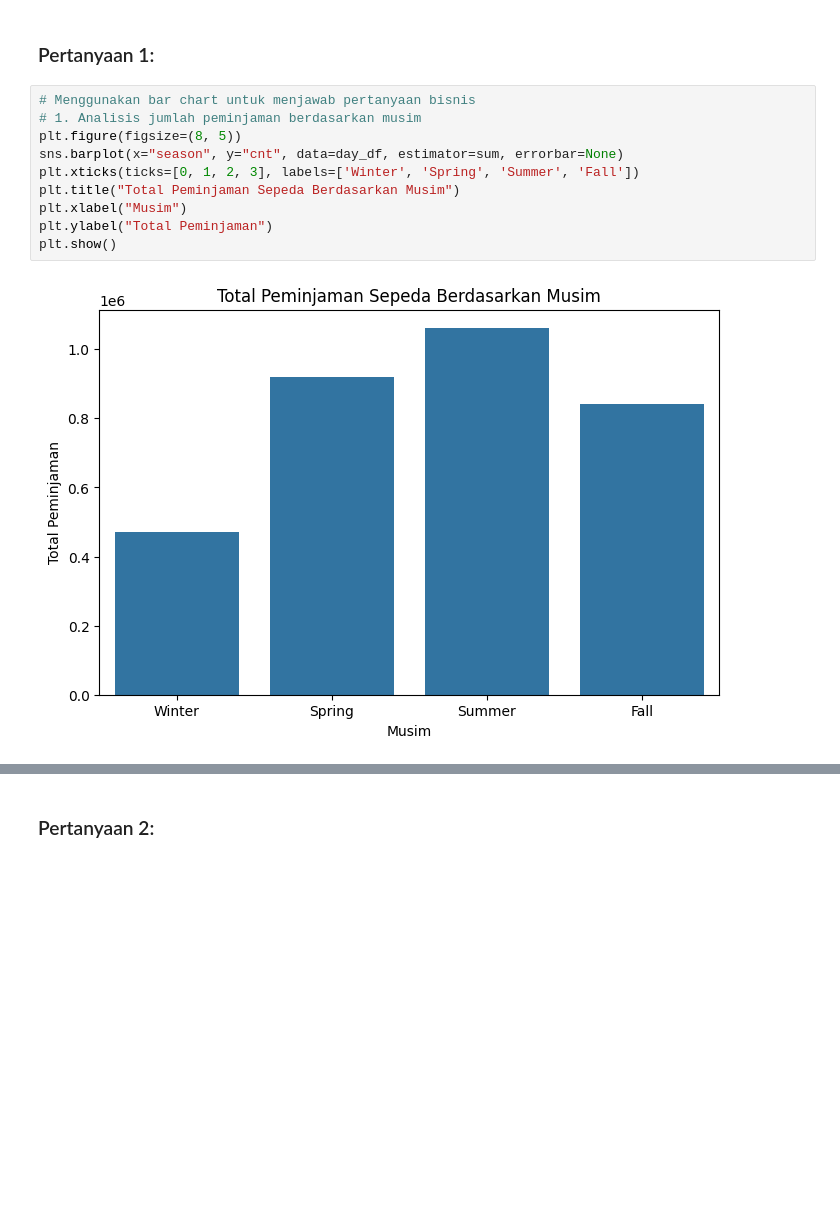
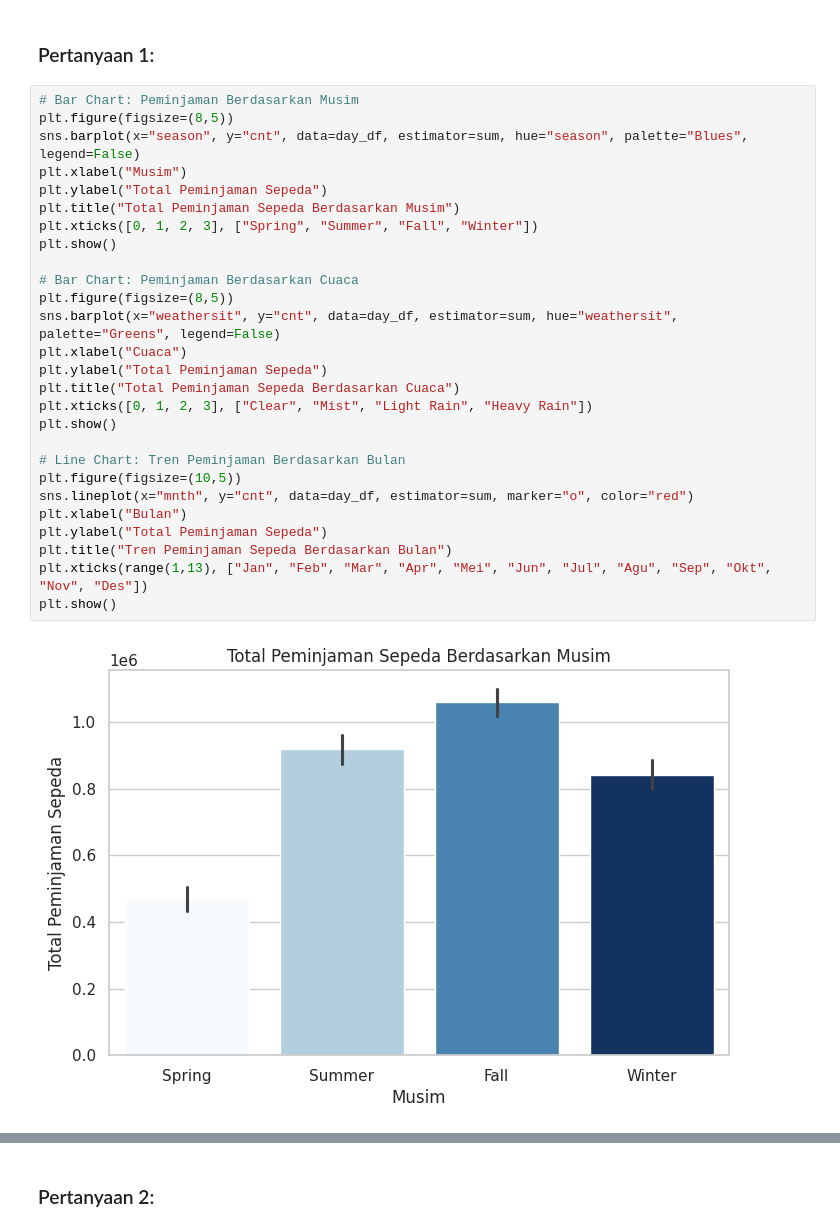
Before and after one commit to Sholahuddinoob/Bike-Sharing-Dataset, a Jupyter notebook: notebook.ipynb, the cells around one changed output, grey strips where cells are left out. Drawn from its saved outputs; the diff is of its cells as text; blank space fills up the shorter version.

```diff
--- a/notebook.ipynb
+++ b/notebook.ipynb
@@ -156,15 +251,32 @@ plt.show()
 ## Visualization & Explanatory Analysis
 # %% [markdown]
 ### Pertanyaan 1:
-# %%
-# Menggunakan bar chart untuk menjawab pertanyaan bisnis
-# 1. Analisis jumlah peminjaman berdasarkan musim
-plt.figure(figsize=(8, 5))
-sns.barplot(x="season", y="cnt", data=day_df, estimator=sum, errorbar=None)
-plt.xticks(ticks=[0, 1, 2, 3], labels=['Winter', 'Spring', 'Summer', 'Fall'])
-plt.title("Total Peminjaman Sepeda Berdasarkan Musim")
-plt.xlabel("Musim")
-plt.ylabel("Total Peminjaman")
-plt.show()
-# %% [output]
-[figure, removed]
+# %%
+# Bar Chart: Peminjaman Berdasarkan Musim
+plt.figure(figsize=(8,5))
+sns.barplot(x="season", y="cnt", data=day_df, estimator=sum, hue="season", palette="Blues", legend=False)
+plt.xlabel("Musim")
+plt.ylabel("Total Peminjaman Sepeda")
+plt.title("Total Peminjaman Sepeda Berdasarkan Musim")
+plt.xticks([0, 1, 2, 3], ["Spring", "Summer", "Fall", "Winter"])
+plt.show()
+
+# Bar Chart: Peminjaman Berdasarkan Cuaca
+plt.figure(figsize=(8,5))
+sns.barplot(x="weathersit", y="cnt", data=day_df, estimator=sum, hue="weathersit", palette="Greens", legend=False)
+plt.xlabel("Cuaca")
+plt.ylabel("Total Peminjaman Sepeda")
+plt.title("Total Peminjaman Sepeda Berdasarkan Cuaca")
+plt.xticks([0, 1, 2, 3], ["Clear", "Mist", "Light Rain", "Heavy Rain"])
+plt.show()
+
+# Line Chart: Tren Peminjaman Berdasarkan Bulan
+plt.figure(figsize=(10,5))
+sns.lineplot(x="mnth", y="cnt", data=day_df, estimator=sum, marker="o", color="red")
+plt.xlabel("Bulan")
+plt.ylabel("Total Peminjaman Sepeda")
+plt.title("Tren Peminjaman Sepeda Berdasarkan Bulan")
+plt.xticks(range(1,13), ["Jan", "Feb", "Mar", "Apr", "Mei", "Jun", "Jul", "Agu", "Sep", "Okt", "Nov", "Des"])
+plt.show()
+# %% [output]
+[figure, added]
```
Also changed, not shown: parts of 28 cells of this notebook.
